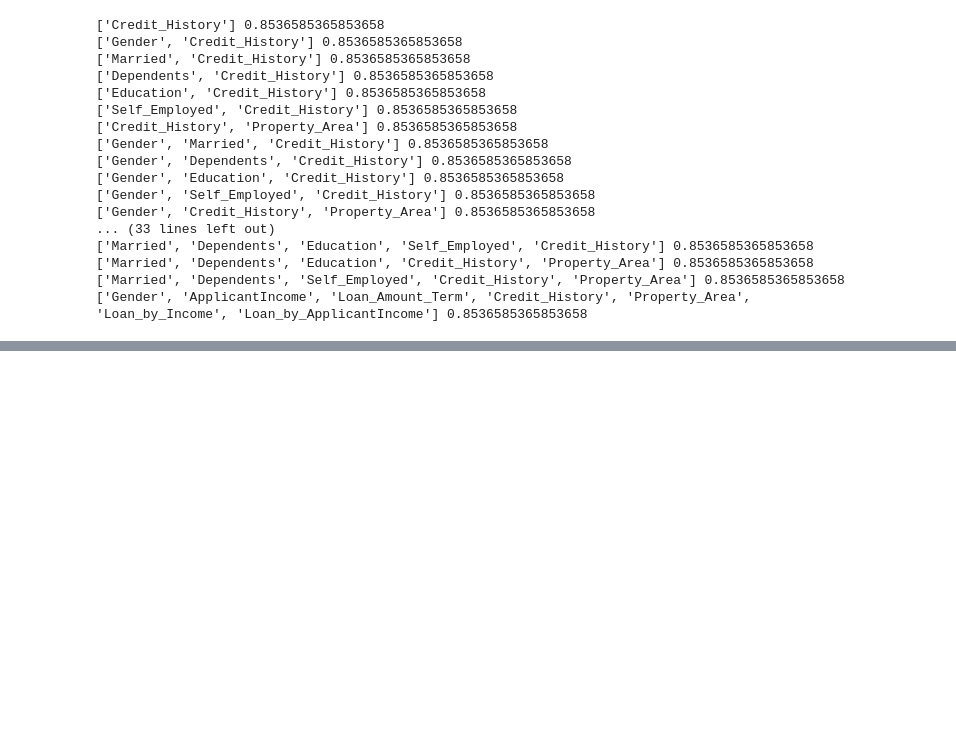
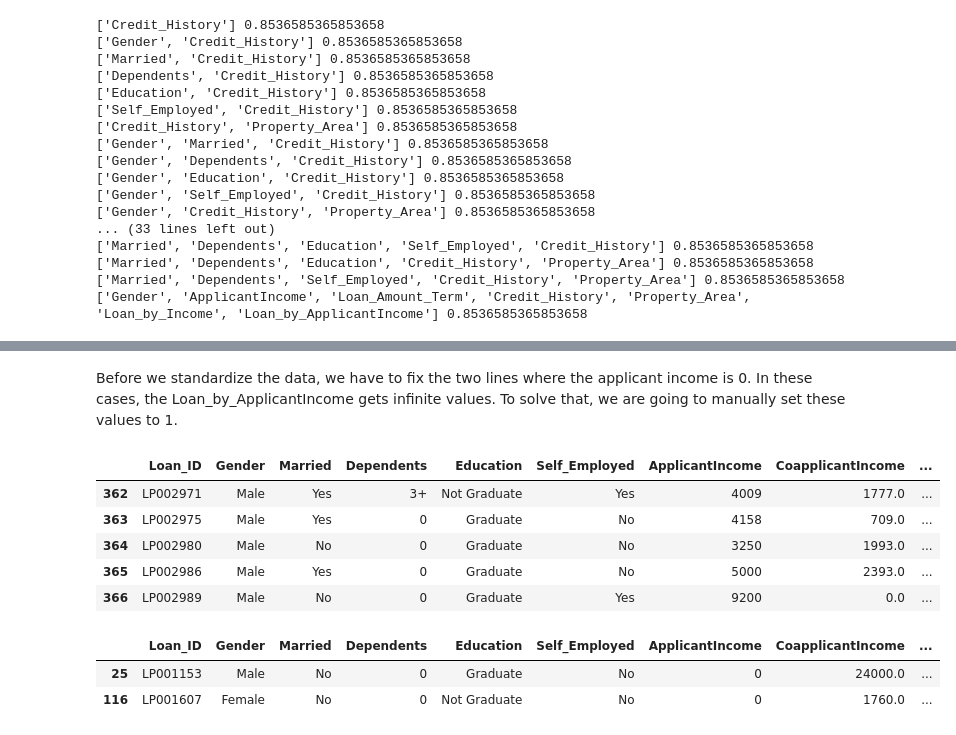
Before and after one commit to mateusmelo821/loan-prediction, a Jupyter notebook: index.ipynb, the cells around one changed output, grey strips where cells are left out. Cells and saved outputs as stored; diff of their text form; code cells hidden in the pictures; blank space fills up the shorter version.

```diff
--- a/index.ipynb
+++ b/index.ipynb
@@ -897,0 +952,18 @@ dump(clf, 'final_model.joblib')
+# %% [markdown]
+Before we standardize the data, we have to fix the two lines where the applicant income is 0. In these cases, the Loan_by_ApplicantIncome gets infinite values. To solve that, we are going to manually set these values to 1.
+# %%
+df_test['Loan_by_ApplicantIncome'] = np.where(df_test['ApplicantIncome']==0, 1, df_test['ApplicantIncome'])
+df_test.tail()
+# %% [output]
+|  | Loan_ID | Gender | Married | Dependents | Education | Self_Employed | ApplicantIncome | CoapplicantIncome | ... |
+| 362 | LP002971 | Male | Yes | 3+ | Not Graduate | Yes | 4009 | 1777.0 | ... |
+| 363 | LP002975 | Male | Yes | 0 | Graduate | No | 4158 | 709.0 | ... |
+| 364 | LP002980 | Male | No | 0 | Graduate | No | 3250 | 1993.0 | ... |
+| 365 | LP002986 | Male | Yes | 0 | Graduate | No | 5000 | 2393.0 | ... |
+| 366 | LP002989 | Male | No | 0 | Graduate | Yes | 9200 | 0.0 | ... |
+# %%
+df_test[df_test['ApplicantIncome']==0]
+# %% [output]
+|  | Loan_ID | Gender | Married | Dependents | Education | Self_Employed | ApplicantIncome | CoapplicantIncome | ... |
+| 25 | LP001153 | Male | No | 0 | Graduate | No | 0 | 24000.0 | ... |
+| 116 | LP001607 | Female | No | 0 | Not Graduate | No | 0 | 1760.0 | ... |
```
Also changed, not shown: parts of 56 cells of this notebook, 11 other files.
